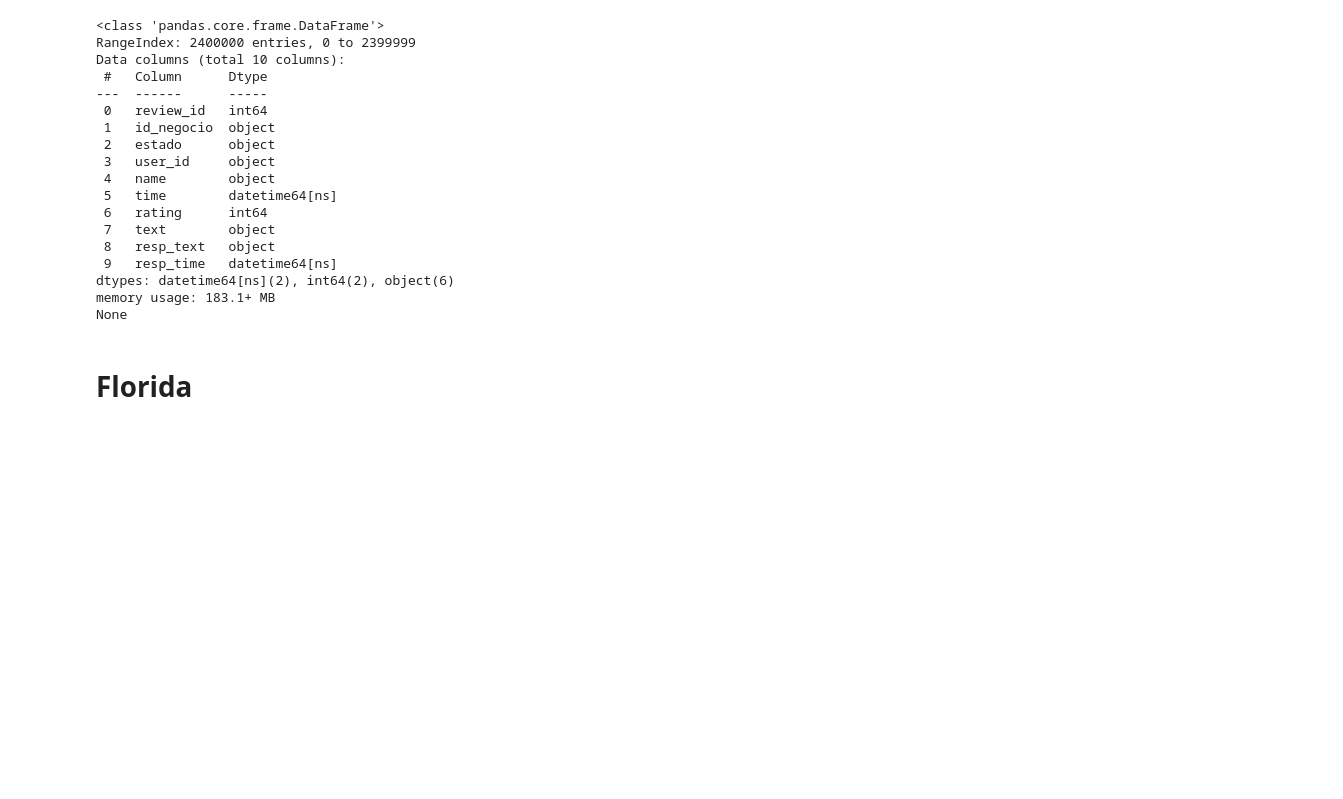
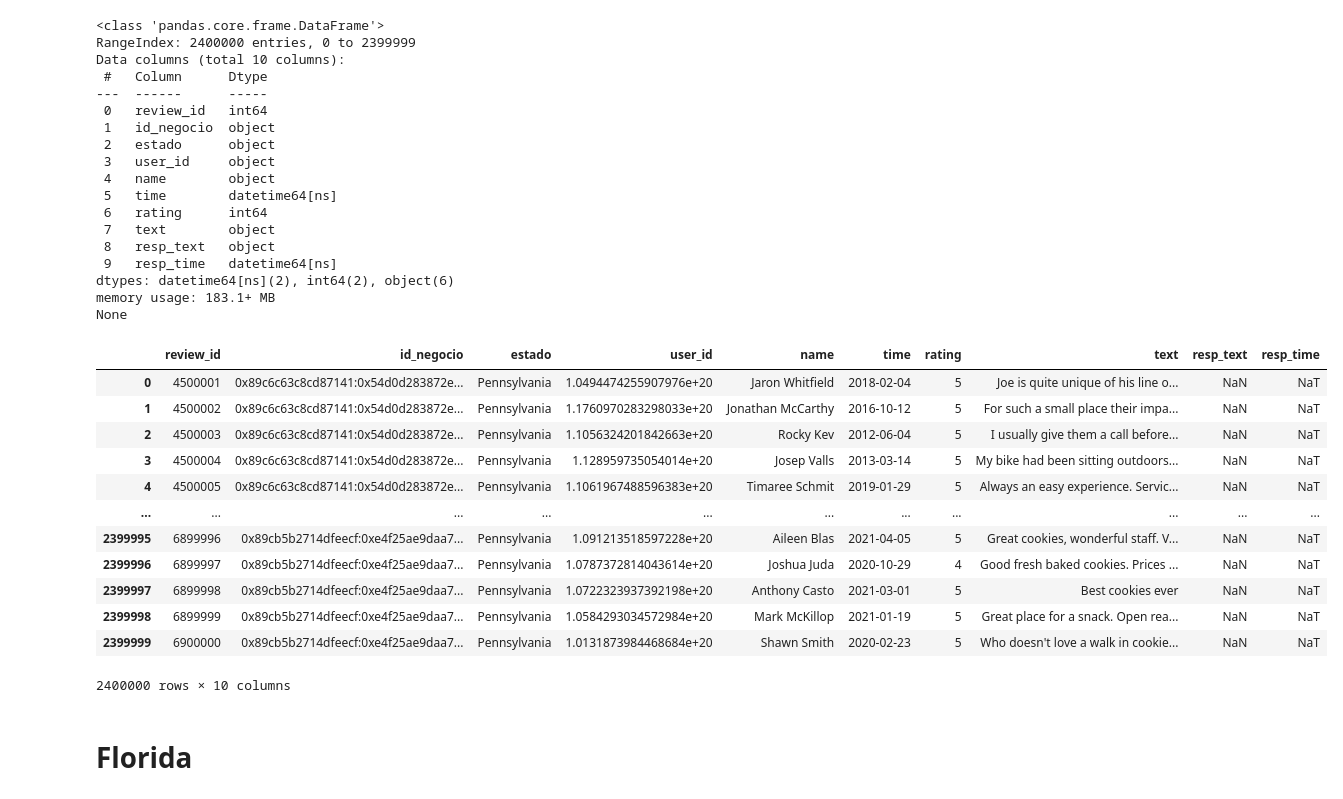
Before and after one commit to agustin-caceres/DataPulse_Gmaps_Yelp, a Jupyter notebook: notebooks/ETL/Google/6.g_5_estados_reviews.ipynb, the cells around one changed output. Drawn from its saved outputs; the diff is of its cells as text; code cells hidden in the pictures; blank space fills up the shorter version.

```diff
--- a/notebooks/ETL/Google/6.g_5_estados_reviews.ipynb
+++ b/notebooks/ETL/Google/6.g_5_estados_reviews.ipynb
@@ -370,9 +402,9 @@ None
 Se convierten los archivos Json a formato parquet
 # %%
 # Carpeta de entrada que contiene los archivos JSON
-input_folder = r'C:\Users\debor\OneDrive\Documentos\Henry\PROYECTO FINAL local\Datasets\datasets_google\estados_json\NORESTE\review-Pennsylvania'
+input_folder = r"C:\Users\Juli\Desktop\Data Science\Archivos Proyecto Final\NORESTE\review-Pennsylvania"
 # Carpeta de salida para guardar los archivos Parquet
-output_folder = r'C:\Users\debor\OneDrive\Documentos\Henry\PROYECTO FINAL local\Datasets\datasets_google\estados_parquet\NORESTE_parquet\Rev-Pennsylvania.parquet'
+output_folder = r"C:\Users\Juli\Desktop\Data Science\Archivos Proyecto Final\NORESTE_parquet\Rev-Pennsylvania.parquet"
 
 # Crear la carpeta de salida si no existe
 os.makedirs(output_folder, exist_ok=True)
@@ -442,7 +474,7 @@ None
 Se concatenan los archivos parquet para formar un solo dataframe
 # %%
 # Carpeta que contiene los archivos Parquet
-input_folder_parquet = r'C:\Users\debor\OneDrive\Documentos\Henry\PROYECTO FINAL local\Datasets\datasets_google\estados_parquet\NORESTE_parquet\Rev-Pennsylvania.parquet'
+input_folder_parquet = r"C:\Users\Juli\Desktop\Data Science\Archivos Proyecto Final\NORESTE_parquet\Rev-Pennsylvania.parquet"
 
 # Lista para almacenar DataFrames
 df_list_Pennsylvania = []
@@ -542,6 +574,22 @@ Data columns (total 10 columns):
 dtypes: datetime64[ns](2), int64(2), object(6)
 memory usage: 183.1+ MB
 None
+# %%
+df_pennsylvania
+# %% [output]
+|  | review_id | id_negocio | estado | user_id | name | time | rating | text | resp_text | resp_time |
+| 0 | 4500001 | 0x89c6c63c8cd87141:0x54d0d283872e... | Pennsylvania | 1.0494474255907976e+20 | Jaron Whitfield | 2018-02-04 | 5 | Joe is quite unique of his line o... | NaN | NaT |
+| 1 | 4500002 | 0x89c6c63c8cd87141:0x54d0d283872e... | Pennsylvania | 1.1760970283298033e+20 | Jonathan McCarthy | 2016-10-12 | 5 | For such a small place their impa... | NaN | NaT |
+| 2 | 4500003 | 0x89c6c63c8cd87141:0x54d0d283872e... | Pennsylvania | 1.1056324201842663e+20 | Rocky Kev | 2012-06-04 | 5 | I usually give them a call before... | NaN | NaT |
+| 3 | 4500004 | 0x89c6c63c8cd87141:0x54d0d283872e... | Pennsylvania | 1.128959735054014e+20 | Josep Valls | 2013-03-14 | 5 | My bike had been sitting outdoors... | NaN | NaT |
+| 4 | 4500005 | 0x89c6c63c8cd87141:0x54d0d283872e... | Pennsylvania | 1.1061967488596383e+20 | Timaree Schmit | 2019-01-29 | 5 | Always an easy experience. Servic... | NaN | NaT |
+| ... | ... | ... | ... | ... | ... | ... | ... | ... | ... | ... |
+| 2399995 | 6899996 | 0x89cb5b2714dfeecf:0xe4f25ae9daa7... | Pennsylvania | 1.091213518597228e+20 | Aileen Blas | 2021-04-05 | 5 | Great cookies, wonderful staff. V... | NaN | NaT |
+| 2399996 | 6899997 | 0x89cb5b2714dfeecf:0xe4f25ae9daa7... | Pennsylvania | 1.0787372814043614e+20 | Joshua Juda | 2020-10-29 | 4 | Good fresh baked cookies. Prices ... | NaN | NaT |
+| 2399997 | 6899998 | 0x89cb5b2714dfeecf:0xe4f25ae9daa7... | Pennsylvania | 1.0722323937392198e+20 | Anthony Casto | 2021-03-01 | 5 | Best cookies ever | NaN | NaT |
+| 2399998 | 6899999 | 0x89cb5b2714dfeecf:0xe4f25ae9daa7... | Pennsylvania | 1.0584293034572984e+20 | Mark McKillop | 2021-01-19 | 5 | Great place for a snack. Open rea... | NaN | NaT |
+| 2399999 | 6900000 | 0x89cb5b2714dfeecf:0xe4f25ae9daa7... | Pennsylvania | 1.0131873984468684e+20 | Shawn Smith | 2020-02-23 | 5 | Who doesn't love a walk in cookie... | NaN | NaT |
+2400000 rows × 10 columns
 # %% [markdown]
 # Florida
 # %% [markdown]
```
Also changed, not shown: parts of 38 cells of this notebook.
